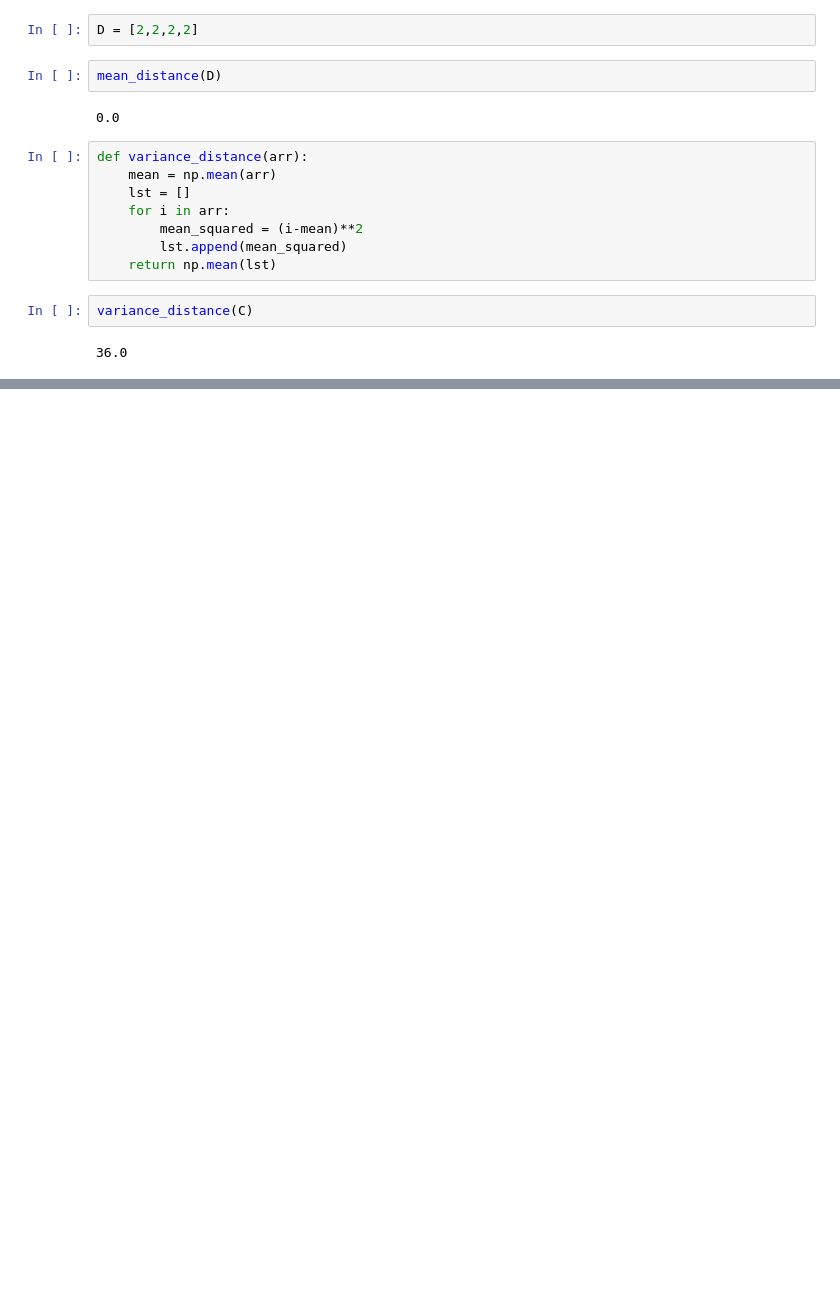
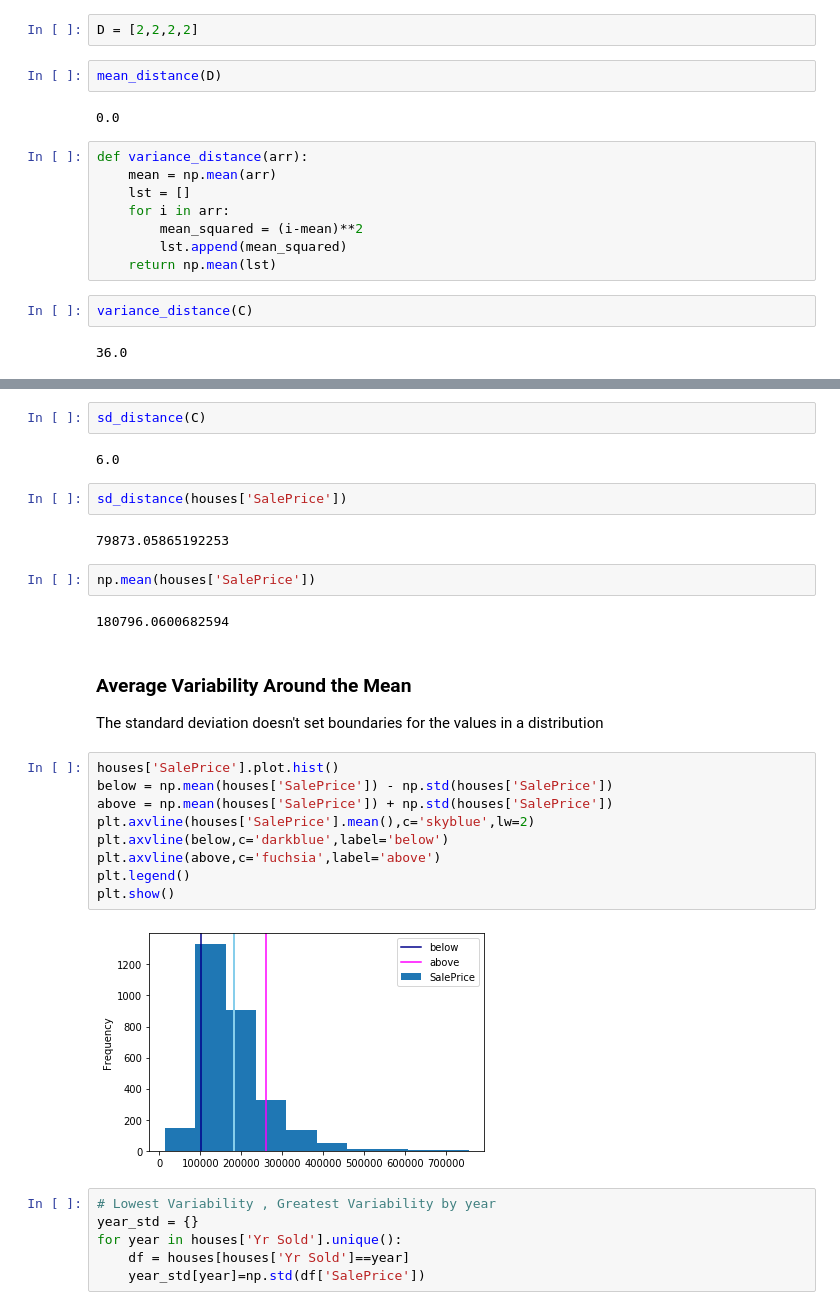
Before and after one commit to dnlsyfq/py_mean-variability, a Jupyter notebook: Chap4.ipynb, the cells around one changed output, grey strips where cells are left out. Saved outputs shown, nothing was run; the diff lists cells and outputs as text; blank space fills up the shorter version.

```diff
--- a/Chap4.ipynb
+++ b/Chap4.ipynb
@@ -145,0 +172,33 @@ variance_distance(C)
+# %%
+sd_distance(C)
+# %% [output]
+6.0
+# %%
+sd_distance(houses['SalePrice'])
+# %% [output]
+79873.05865192253
+# %%
+np.mean(houses['SalePrice'])
+# %% [output]
+180796.0600682594
+# %% [markdown]
+### Average Variability Around the Mean
+
+The standard deviation doesn't set boundaries for the values in a distribution
+# %%
+houses['SalePrice'].plot.hist()
+below = np.mean(houses['SalePrice']) - np.std(houses['SalePrice'])
+above = np.mean(houses['SalePrice']) + np.std(houses['SalePrice'])
+plt.axvline(houses['SalePrice'].mean(),c='skyblue',lw=2)
+plt.axvline(below,c='darkblue',label='below')
+plt.axvline(above,c='fuchsia',label='above')
+plt.legend()
+plt.show()
+# %% [output]
+[figure, added]
+# %%
+# Lowest Variability , Greatest Variability by year
+year_std = {}
+for year in houses['Yr Sold'].unique():
+    df = houses[houses['Yr Sold']==year]
+    year_std[year]=np.std(df['SalePrice'])
```
Also changed, not shown: parts of 23 cells of this notebook, 3 other files.
